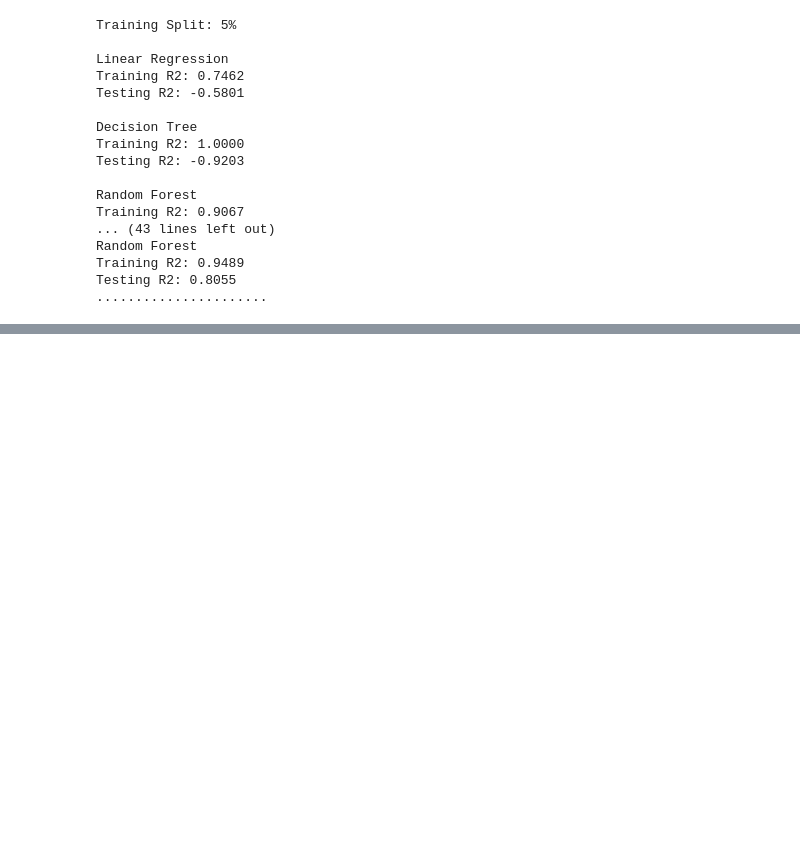
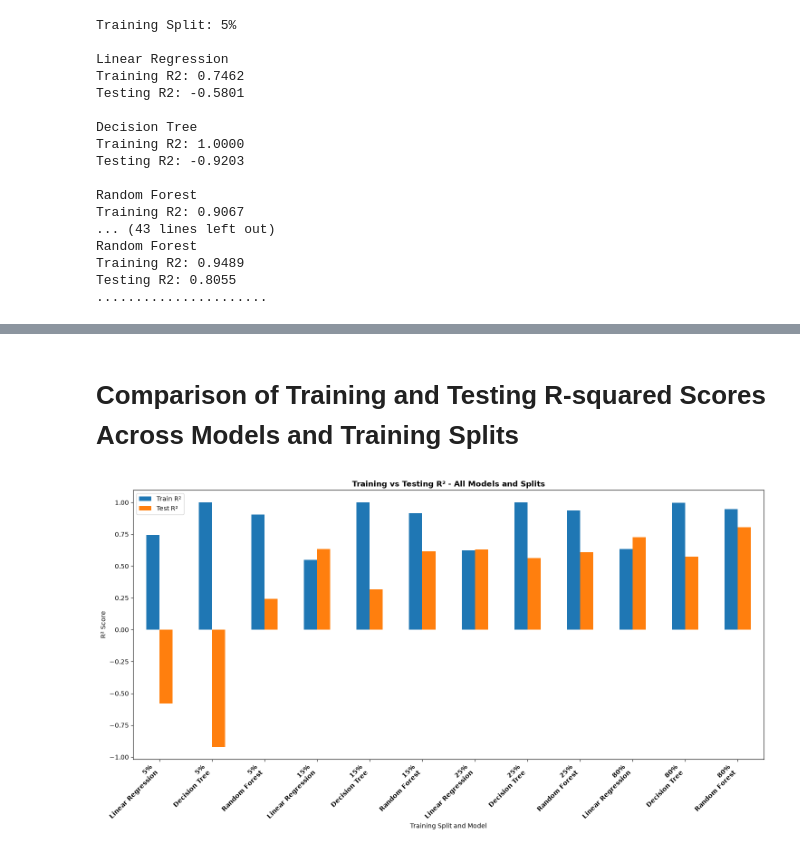
Before and after one commit to sba25049-boop/ML-CA1_sba25049_1126, a Jupyter notebook: ML_HDipData_Sept26_PT_Mariana_Garcia_sba25049_CA1.ipynb, the cells around one changed output, grey strips where cells are left out. Saved outputs shown, nothing was run; the diff lists cells and outputs as text; code cells hidden in the pictures; blank space fills up the shorter version.

```diff
--- a/Mariana_Garcia_sba25049_CA1.ipynb
+++ b/ML_HDipData_Sept26_PT_Mariana_Garcia_sba25049_CA1.ipynb
@@ -1451,0 +1492,24 @@ Overall, Random Forest achieved the best testing performance at 80%, while Linea
+# %%
+data = [
+    ["5%", "Linear Regression", 0.7462, -0.5801],
+    ["5%", "Decision Tree", 1.0000, -0.9203],
+    ["5%", "Random Forest", 0.9067, 0.2433],
+    ["15%", "Linear Regression", 0.5494, 0.6348],
+    ["15%", "Decision Tree", 1.0000, 0.3193],
+    ["15%", "Random Forest", 0.9174, 0.6182],
+    ["25%", "Linear Regression", 0.6238, 0.6294],
+    ["25%", "Decision Tree", 1.0000, 0.5641],
+    ["25%", "Random Forest", 0.9362, 0.6103],
+    ["80%", "Linear Regression", 0.6339, 0.7261],
+    ["80%", "Decision Tree", 0.9976, 0.5722],
+    ["80%", "Random Forest", 0.9489, 0.8055]
+]
+
+df_r2 = pd.DataFrame(
+    data,
+    columns=["Split", "Model", "Train R²", "Test R²"]
+)
+
+df_r2["Gap"] = df_r2["Train R²"] - df_r2["Test R²"]
+
+display(df_r2.round(4))
@@ -1452,2 +1530,24 @@ Overall, Random Forest achieved the best testing performance at 80%, while Linea
+# %% [markdown]
+# Comparison of Training and Testing R-squared  Scores Across Models and Training Splits
+# %%
+df_r2["Label"] = df_r2["Split"] + "\n" + df_r2["Model"]
+
+df_r2.plot(
+    x="Label",
+    y=["Train R²", "Test R²"],
+    kind="bar",
+    figsize=(15, 8)
+)
+
+plt.title("Training vs Testing R² - All Models and Splits", fontweight="bold")
+plt.xlabel("Training Split and Model")
+plt.ylabel("R² Score")
+plt.xticks(rotation=45, ha="right")
+plt.xticks(rotation=45, ha="right", fontweight="bold", color="black")
+plt.legend()
+plt.tight_layout()
+plt.show()
+# %% [output]
+[figure, added]
 # %% [markdown]
 # Hyperparameter Tuning using GridSearchCV
```
Also changed, not shown: parts of 51 cells of this notebook, 4 other files.
